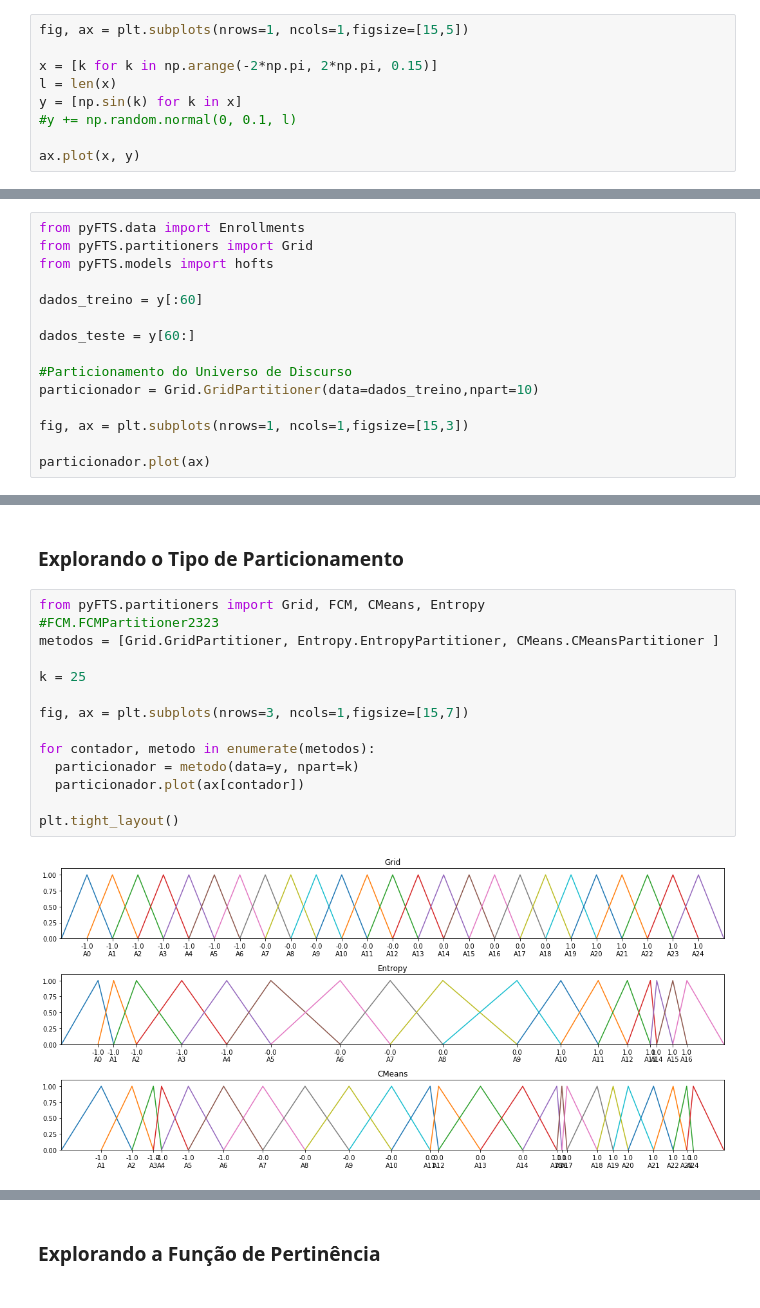
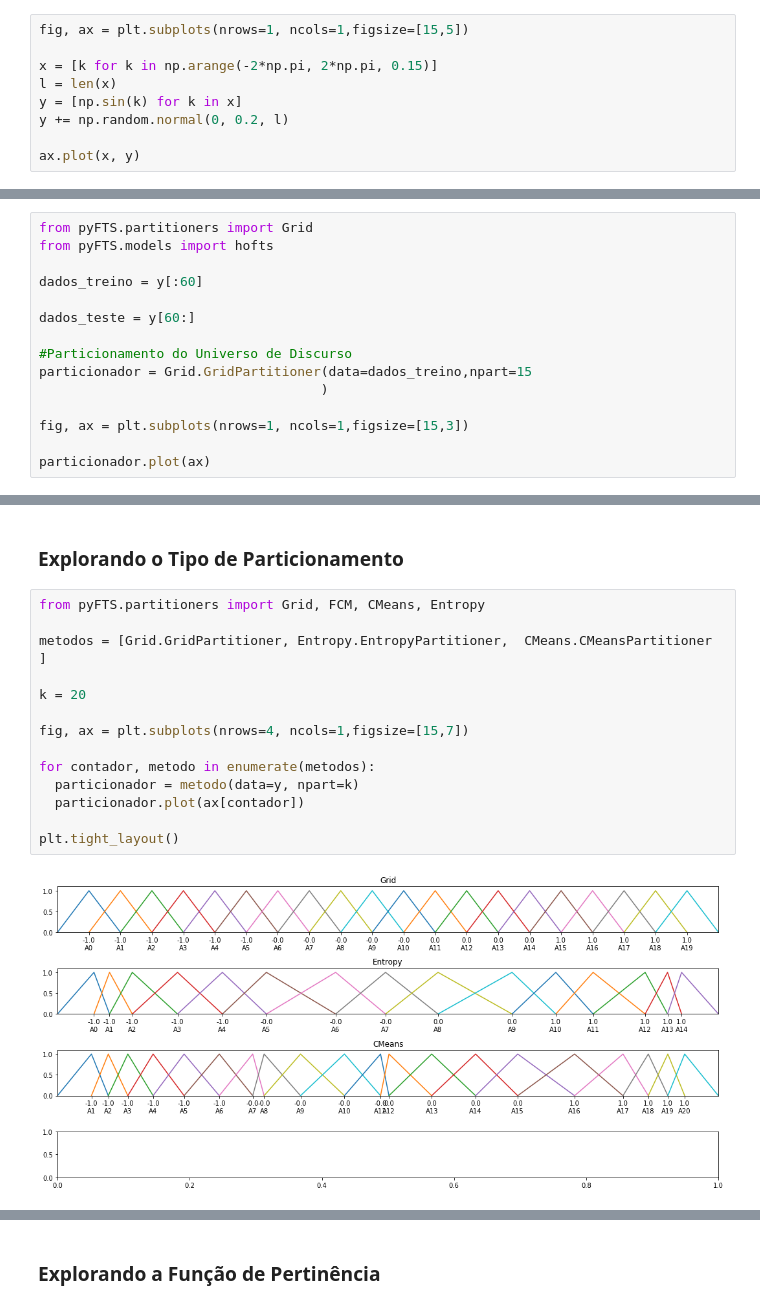
Before and after one commit to gabrielvinicios02/ExperimentsMultivariate, a Jupyter notebook: SBAI_2019_Séries_Temporais_Nebulosas.ipynb, the cells around one changed output, grey strips where cells are left out. Drawn from its saved outputs; the diff is of its cells as text.

```diff
--- a/SBAI_2019_Séries_Temporais_Nebulosas.ipynb
+++ b/SBAI_2019_Séries_Temporais_Nebulosas.ipynb
@@ -94,7 +93,7 @@ fig, ax = plt.subplots(nrows=1, ncols=1,figsize=[15,5])
 x = [k for k in np.arange(-2*np.pi, 2*np.pi, 0.15)]
 l = len(x)
 y = [np.sin(k) for k in x]
-#y += np.random.normal(0, 0.1, l)
+y += np.random.normal(0, 0.2, l)
 
 ax.plot(x, y)
 # %% [output]
@@ -103,5 +102,4 @@ ax.plot(x, y)
 # %%
-from pyFTS.data import Enrollments
 from pyFTS.partitioners import Grid
 from pyFTS.models import hofts
 
@@ -110,7 +108,8 @@ dados_treino = y[:60]
 dados_teste = y[60:]
 
 #Particionamento do Universo de Discurso
-particionador = Grid.GridPartitioner(data=dados_treino,npart=10)
+particionador = Grid.GridPartitioner(data=dados_treino,npart=15
+                                    )
 
 fig, ax = plt.subplots(nrows=1, ncols=1,figsize=[15,3])
 
@@ -221,20 +228,20 @@ pd.DataFrame(rows, columns=['Partitions','RMSE','MAPE','U'])
 ### Explorando o Tipo de Particionamento
 # %%
 from pyFTS.partitioners import Grid, FCM, CMeans, Entropy
-#FCM.FCMPartitioner2323
-metodos = [Grid.GridPartitioner, Entropy.EntropyPartitioner, CMeans.CMeansPartitioner ]
 
-k = 25
+metodos = [Grid.GridPartitioner, Entropy.EntropyPartitioner,  CMeans.CMeansPartitioner ]
 
-fig, ax = plt.subplots(nrows=3, ncols=1,figsize=[15,7])
+k = 20
+
+fig, ax = plt.subplots(nrows=4, ncols=1,figsize=[15,7])
 
 for contador, metodo in enumerate(metodos):
   particionador = metodo(data=y, npart=k)
   particionador.plot(ax[contador])
 
 plt.tight_layout()
 # %% [output]
-[figure, old version]
+[figure, new version]
 # %%
 from pyFTS.models import hofts
 from pyFTS.partitioners import Grid, FCM, CMeans, Entropy
```
Also changed, not shown: parts of 12 cells of this notebook.
